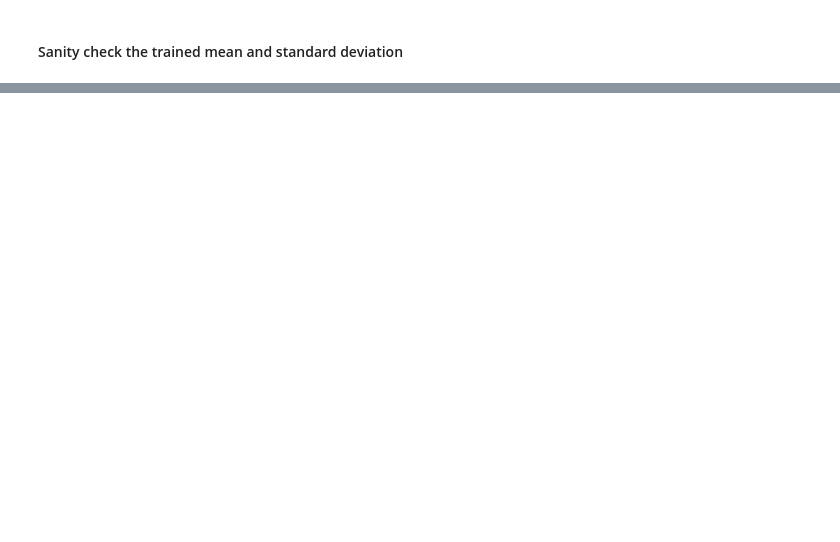
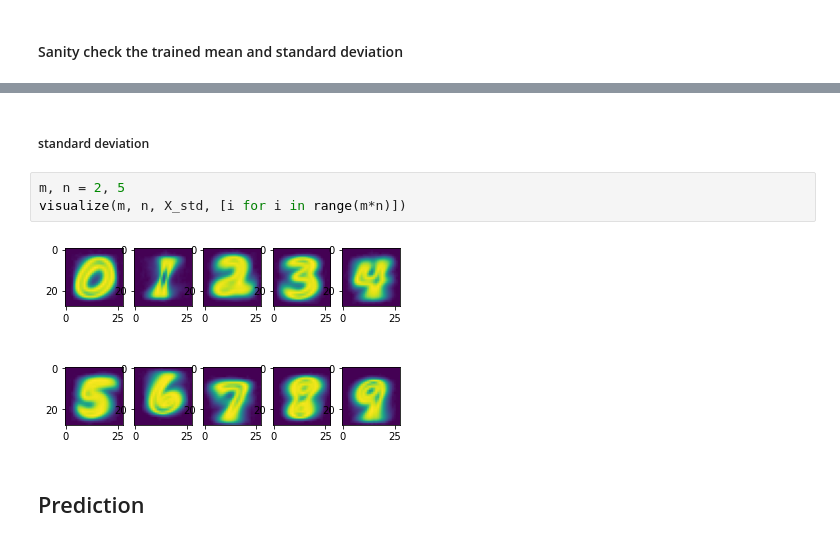
Before and after one commit to j-dhall/ml, a Jupyter notebook: notebooks/[without library] MNIST Digits Classification using Gaussian Naive Bayes.ipynb, the cells around one changed output, grey strips where cells are left out. Cells and saved outputs as stored; diff of their text form; blank space fills up the shorter version.

```diff
--- a/notebooks/[without library] MNIST Digits Classification using Gaussian Naive Bayes.ipynb
+++ b/notebooks/[without library] MNIST Digits Classification using Gaussian Naive Bayes.ipynb
@@ -215,0 +252,9 @@ plt.imshow(X_std[3])
+# %% [markdown]
+##### standard deviation
+# %%
+m, n = 2, 5
+visualize(m, n, X_std, [i for i in range(m*n)])
+# %% [output]
+[figure, added]
+# %% [markdown]
+## Prediction
```
Also changed, not shown: parts of 52 cells of this notebook, 11 other files.
